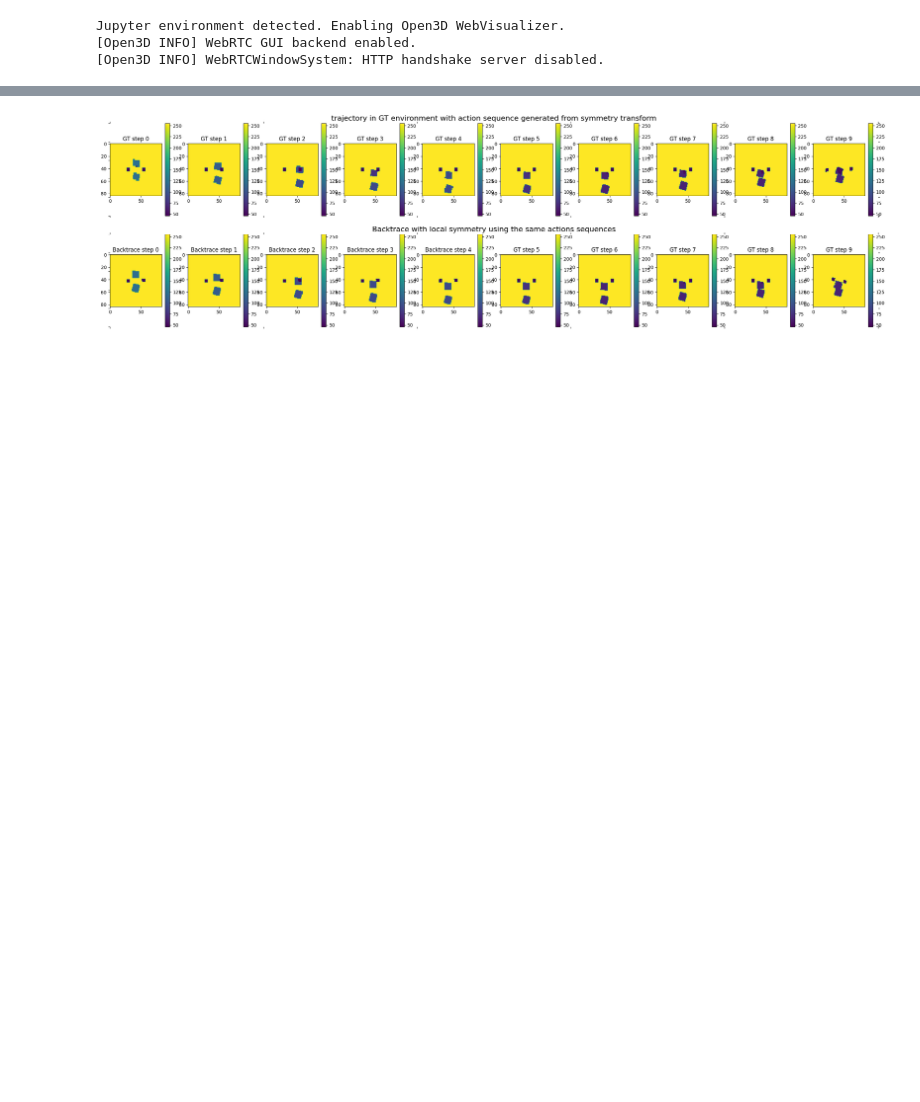
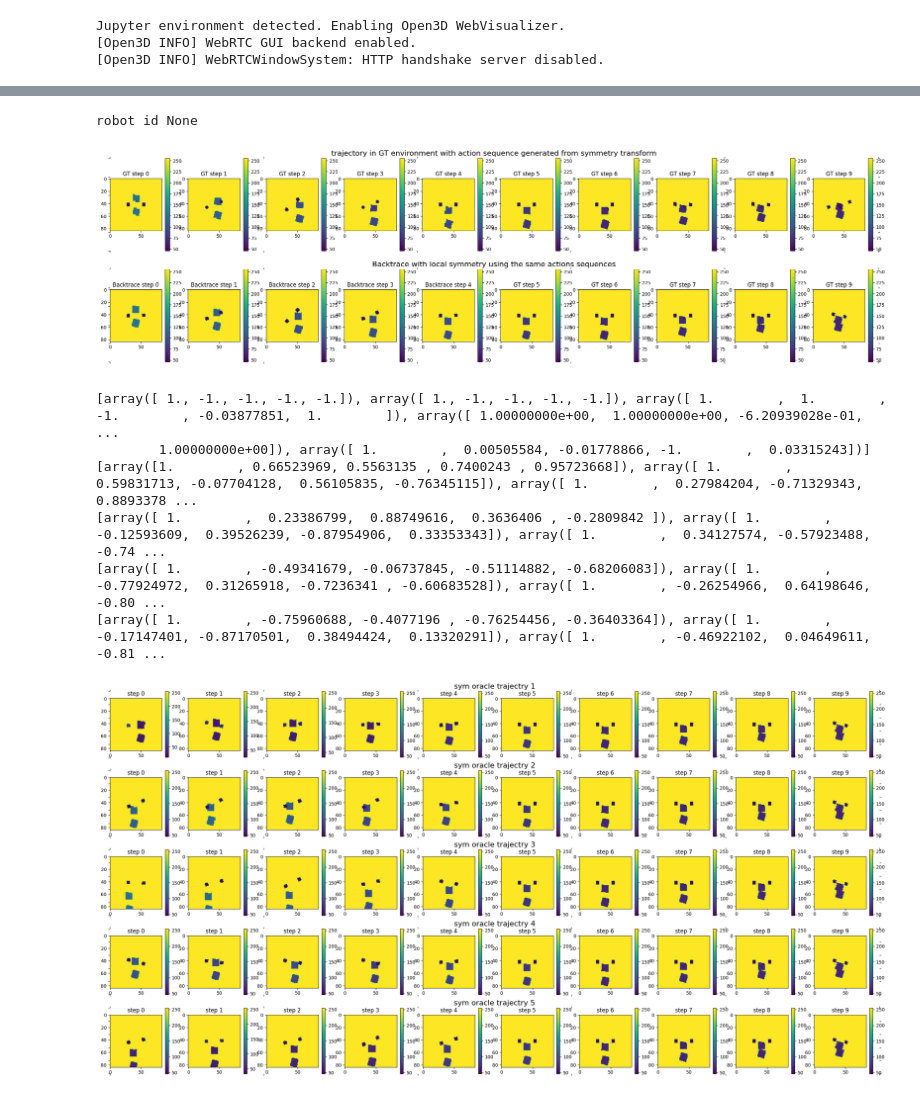
Before and after one commit to linhongbin-ws/rgbd-sym, a Jupyter notebook: example/local_sym.ipynb, the cells around one changed output, grey strips where cells are left out. Saved outputs shown, nothing was run; the diff lists cells and outputs as text; code cells hidden in the pictures; blank space fills up the shorter version.

```diff
--- a/example/local_sym.ipynb
+++ b/example/local_sym.ipynb
@@ -159,8 +162,72 @@ plot_img(imgss, big_axes_title=["oracle trajectory in GT environment", "Backtrac
 # %%
+sym_actions = [a for a in origin_actions[:sym_step_idx]]
+sym_actions[0][4] = -1
+sym_actions[1][4] = -1
+sym_actions[2][4] = 1
+sym_actions[3][4] = 1
+
+sym_depth_image_traj2 = local_sym_step(
+    start_depth_dict,
+    start_mask_dict,
+    sym_actions,
+    K=K,
+    reverse=True,
+    **args)
+sym_depth_image_traj2.extend(origin_depth_image_traj[sym_step_idx+1:])
+sym_actions.extend(origin_actions[sym_step_idx:])
+
+# ground truth env with sym actions
+env, env_config = make_env(tags=['block_pull', "no_clutch"], seed=0)
+obs = env.reset()
+imgs2_meta = [obs]
+for action in sym_actions:
+    obs, reward, done, info = env.step(action)
+    imgs2_meta.append(obs)
+gt_env_traj_with_sym_actions = []
+for i in range(len(imgs2_meta)):
+    gt_env_traj_with_sym_actions.append(local_sym_step(imgs2_meta[i]['depth'],
+                                                  imgs2_meta[i]['mask'], [],
+                                                  K=K,
+                                                  **args)[0])
+
 imgss = []
 imgss.append([{"image": v, "title": f"GT step {i}"} for i, v in enumerate(gt_env_traj_with_sym_actions)])
 imgss.append([{"image": v, "title": f"GT step {i}" if i>=sym_step_idx else f"Backtrace step {i}"} for i, v in enumerate(sym_depth_image_traj2)])
 plt.rcParams['figure.figsize'] = [30, 8]
 plot_img(imgss, big_axes_title=["trajectory in GT environment with action sequence generated from symmetry transform", "Backtrace with local symmetry using the same actions sequences",])
 # %% [output]
+robot id None
 [figure]
+# %%
+traj_nums = 5
+sym_trajs = []
+for i in range(traj_nums):
+    sym_actions = [a for a in origin_actions[:sym_step_idx]]
+    print(sym_actions)
+    for k in range(len(sym_actions)):
+        # sym_actions[0] = np.random.uniform(-1,1)
+        sym_actions[k][1] = np.random.uniform(-1,1)
+        sym_actions[k][2] = np.random.uniform(-1,1)
+        sym_actions[k][3] = np.random.uniform(-1,1)
+        sym_actions[k][4] = np.random.uniform(-1,1)
+
+
+    sym_depth_image_traj3 = local_sym_step(
+        start_depth_dict,
+        start_mask_dict,
+        sym_actions,
+        K=K,
+        reverse=True,
+        **args)
+    sym_depth_image_traj3.extend(origin_depth_image_traj[sym_step_idx+1:])
+    sym_trajs.append([{"image": v, "title": f"step {j}"} for j, v in enumerate(sym_depth_image_traj3)])
+plt.rcParams['figure.figsize'] = [30, 15]
+plot_img(sym_trajs, big_axes_title=[f"sym oracle trajectry {i+1}" for i in range(traj_nums)])
+# %% [output]
+[array([ 1., -1., -1., -1., -1.]), array([ 1., -1., -1., -1., -1.]), array([ 1.        ,  1.        , -1.        , -0.03877851,  1.        ]), array([ 1.00000000e+00,  1.00000000e+00, -6.20939028e-01, ...
+        1.00000000e+00]), array([ 1.        ,  0.00505584, -0.01778866, -1.        ,  0.03315243])]
+[array([1.        , 0.66523969, 0.5563135 , 0.7400243 , 0.95723668]), array([ 1.        ,  0.59831713, -0.07704128,  0.56105835, -0.76345115]), array([ 1.        ,  0.27984204, -0.71329343,  0.8893378 ...
+[array([ 1.        ,  0.23386799,  0.88749616,  0.3636406 , -0.2809842 ]), array([ 1.        , -0.12593609,  0.39526239, -0.87954906,  0.33353343]), array([ 1.        ,  0.34127574, -0.57923488, -0.74 ...
+[array([ 1.        , -0.49341679, -0.06737845, -0.51114882, -0.68206083]), array([ 1.        , -0.77924972,  0.31265918, -0.7236341 , -0.60683528]), array([ 1.        , -0.26254966,  0.64198646, -0.80 ...
+[array([ 1.        , -0.75960688, -0.4077196 , -0.76254456, -0.36403364]), array([ 1.        , -0.17147401, -0.87170501,  0.38494424,  0.13320291]), array([ 1.        , -0.46922102,  0.04649611, -0.81 ...
+[figure, added]
```
Also changed, not shown: parts of 2 cells of this notebook, 14 other files.
